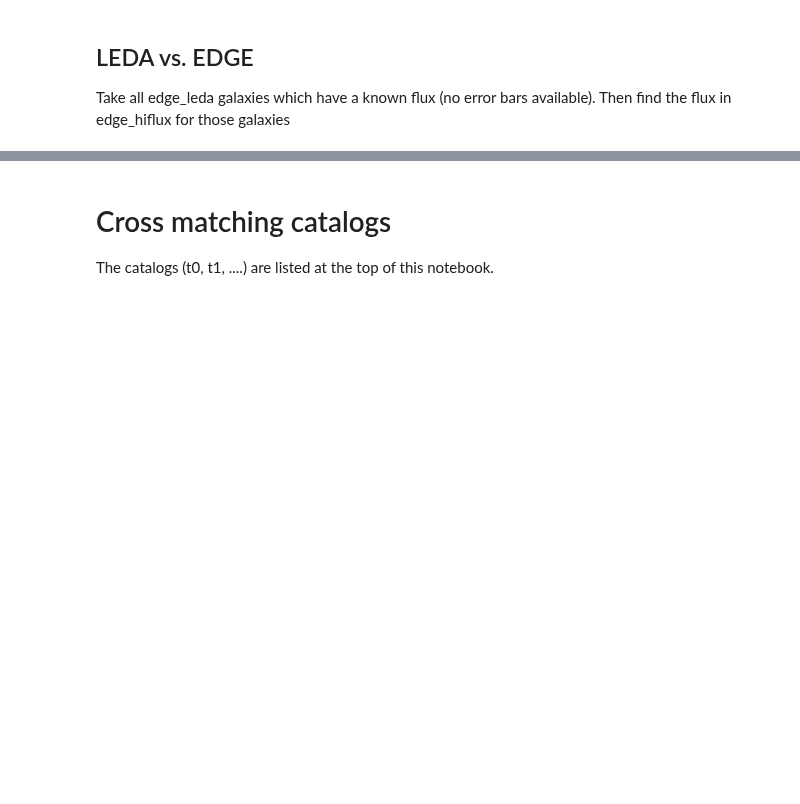
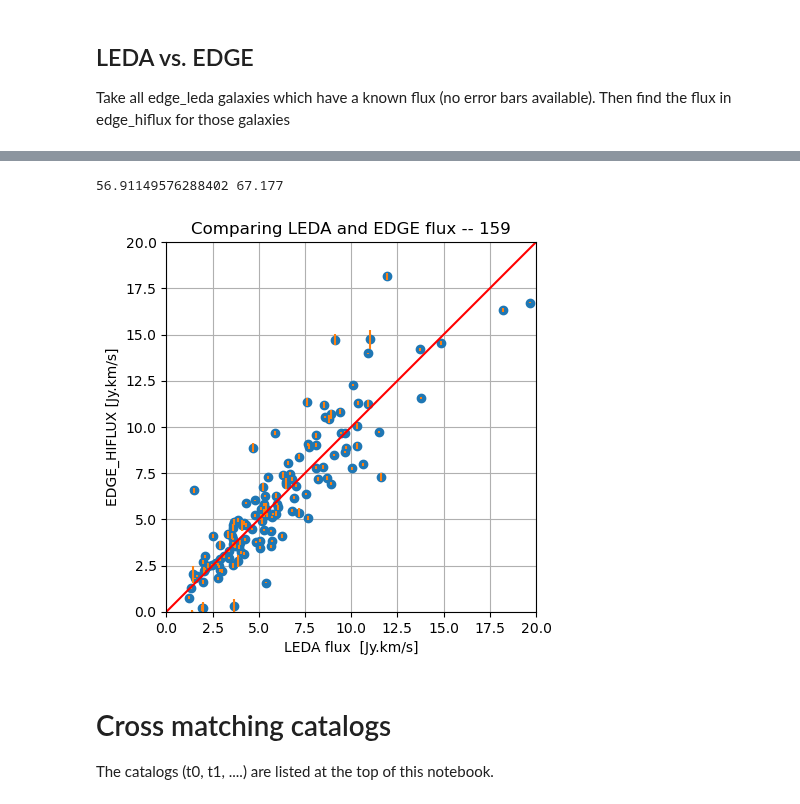
Before and after one commit to teuben/GBT-EDGE-HI, a Jupyter notebook: gals/hi_surveys.ipynb, the cells around one changed output, grey strips where cells are left out. Drawn from its saved outputs; the diff is of its cells as text; code cells hidden in the pictures; blank space fills up the shorter version.

```diff
--- a/gals/hi_surveys.ipynb
+++ b/gals/hi_surveys.ipynb
@@ -122,13 +263,23 @@ leda.keys()
 # %%
 fig, ax = plt.subplots()
-ax.plot(leda['ledaHIflux'], leda['SigInt'], 'o')
-ax.errorbar(leda['ledaHIflux'], leda['SigInt'], yerr=leda['SigUnc'],ls='none')
+flux1 = leda['ledaHIflux']
+flux3 = leda['SigInt']
+eflux3 = leda['SigUnc']
+cnt1 = len(flux1)
+
+ax.plot(flux1, flux3, 'o')
+ax.errorbar(flux1, flux3, yerr=eflux3 ,ls='none')
 fmin = 0
 fmax = 20
 ax.set_xlim(fmin,fmax)
 ax.set_ylim(fmin,fmax)
 ax.grid()
 ax.set_aspect('equal')
 ax.plot([fmin,fmax],[fmin,fmax],'-', color='red')
-ax.set_xlabel("LEDA flux")
-ax.set_ylabel("EDGE_HIFLUX")
+ax.set_xlabel("LEDA flux  [Jy.km/s]")
+ax.set_ylabel("EDGE_HIFLUX [Jy.km/s]")
+ax.set_title(f"Comparing LEDA and EDGE flux -- {cnt1}")
+print(flux1.max(), flux3.max())
+# %% [output]
+56.91149576288402 67.177
+[figure, added]
```
Also changed, not shown: parts of 82 cells of this notebook.
